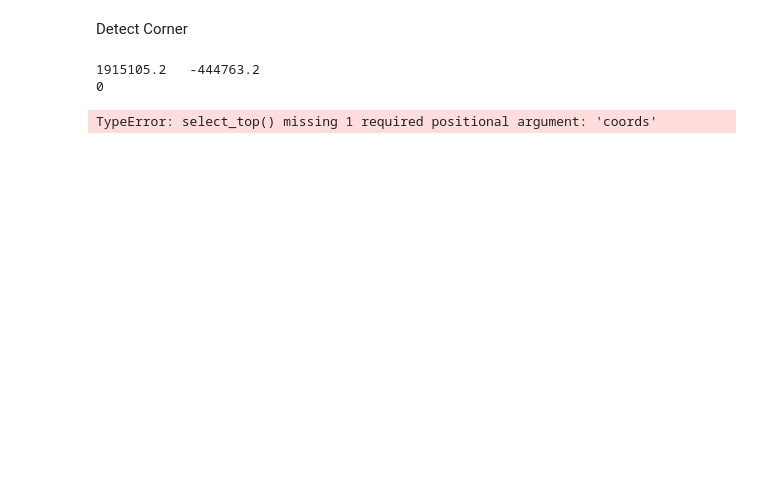
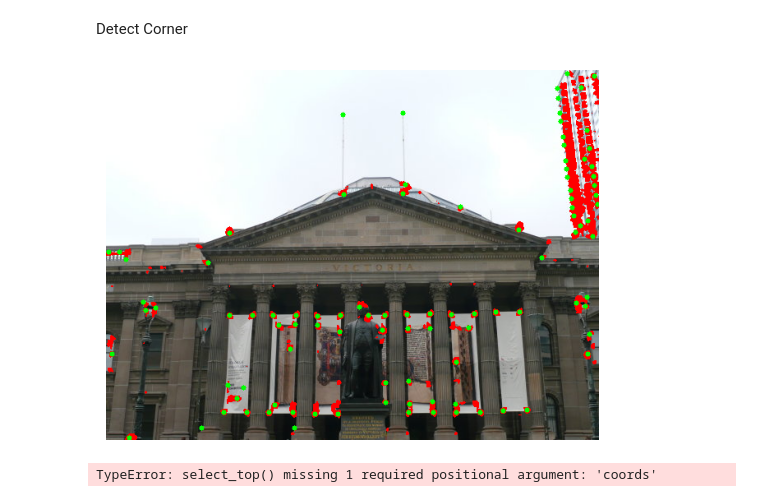
Before and after one commit to neehalsharrma/RBE549-S25-S01, a Jupyter notebook: hw1-myautopano/Phase1/Code/feature_generator.ipynb, the cells around one changed output. Cells and saved outputs as stored; diff of their text form; code cells hidden in the pictures; blank space fills up the shorter version.

Commit message:
Clean Jupyter notebook Corner Detection cell
Added clean code for both Harris and Shi-Tomasi corner detection algorithms.

Signed-off-by: Neehal Sharrma <nasharrma@wpi.edu>

```diff
--- a/hw1-myautopano/Phase1/Code/feature_generator.ipynb
+++ b/hw1-myautopano/Phase1/Code/feature_generator.ipynb
@@ -3,33 +3,52 @@ Detect Corner
 # %%
 import cv2
 import numpy as np
-# %%
-image_path= r"C:\Users\91744\Desktop\rbe 549\P1_starter_code\YourDirectoryID_p1\Phase1\Data\Train\Set1\1.jpg"
-
-
-img= cv2.imread(image_path)
-gray = cv2.cvtColor(img, cv2.COLOR_BGR2GRAY)
-
-# img, blocksize, ksize, k
-# This will give us intensity of detected corners so this is all that matters
-probab_corner= cv2.cornerHarris(gray,7,11,0.04)
-print(probab_corner.max(), " ", probab_corner.min())
-dst = cv2.dilate(probab_corner,None)
-img[probab_corner>0.01*probab_corner.max()]=[0,0,255]
-
-threshold= 0.01*probab_corner.max()
-detected_corner_masks= probab_corner>threshold
-detected_corner_masks= (detected_corner_masks*255).astype(np.uint8)
-# probab_corner= cv2.normalize(probab_corner, None, 0,255,cv2.NORM_MINMAX)
-# print(probab_corner.max(), " ", probab_corner.min())
-print((detected_corner_masks[0,0]))
-cv2.imshow("corners highlighted", img)
-
-cv2.waitKey(0)
-cv2.destroyAllWindows()
-# %% [output]
-1915105.2   -444763.2
-0
+# %%
+import matplotlib.pyplot as plt
+
+# Path to the image file
+image_path = "../Data/Train/Set1/1.jpg"  # Ensure the correct image file name and type
+
+# Read the image from the specified path
+img = cv2.imread(image_path)
+# Check if the image was successfully read
+if img is None:
+    raise FileNotFoundError(f"Image not found at path: {image_path}")
+
+# Convert the image to grayscale
+gray = cv2.cvtColor(img, cv2.COLOR_BGR2GRAY)
+
+# Apply the Harris corner detection
+# img: input image
+# blocksize: size of the neighborhood considered for corner detection
+# ksize: aperture parameter of the Sobel derivative used
+# k: Harris detector free parameter
+probab_corner = cv2.cornerHarris(gray, 7, 11, 0.04)
+
+# Apply the Shi-Tomasi corner detection
+# gray: input image in grayscale
+# maxCorners: maximum number of corners to return
+# qualityLevel: minimum accepted quality of image corners
+# minDistance: minimum possible Euclidean distance between the returned corners
+shi_tomasi_corners = cv2.goodFeaturesToTrack(gray, maxCorners=100, qualityLevel=0.01, minDistance=10)
+# Convert the corner coordinates to integer values
+shi_tomasi_corners = np.intp(shi_tomasi_corners)
+
+# Draw strong Harris corners in the image
+strong_corners = probab_corner > 0.01 * probab_corner.max()
+img[strong_corners] = [0, 0, 255]
+
+# Draw Shi-Tomasi corners on the image
+for corner in shi_tomasi_corners:
+    x, y = corner.ravel()
+    cv2.circle(img, (x, y), 3, (0, 255, 0), -1)
+
+# Display the image with highlighted strong corners using matplotlib
+plt.imshow(cv2.cvtColor(img, cv2.COLOR_BGR2RGB))
+plt.axis("off")
+plt.show()
+# %% [output]
+[figure, added]
 # %%
 import matplotlib.pyplot as plt
 from skimage.feature import peak_local_max
```
